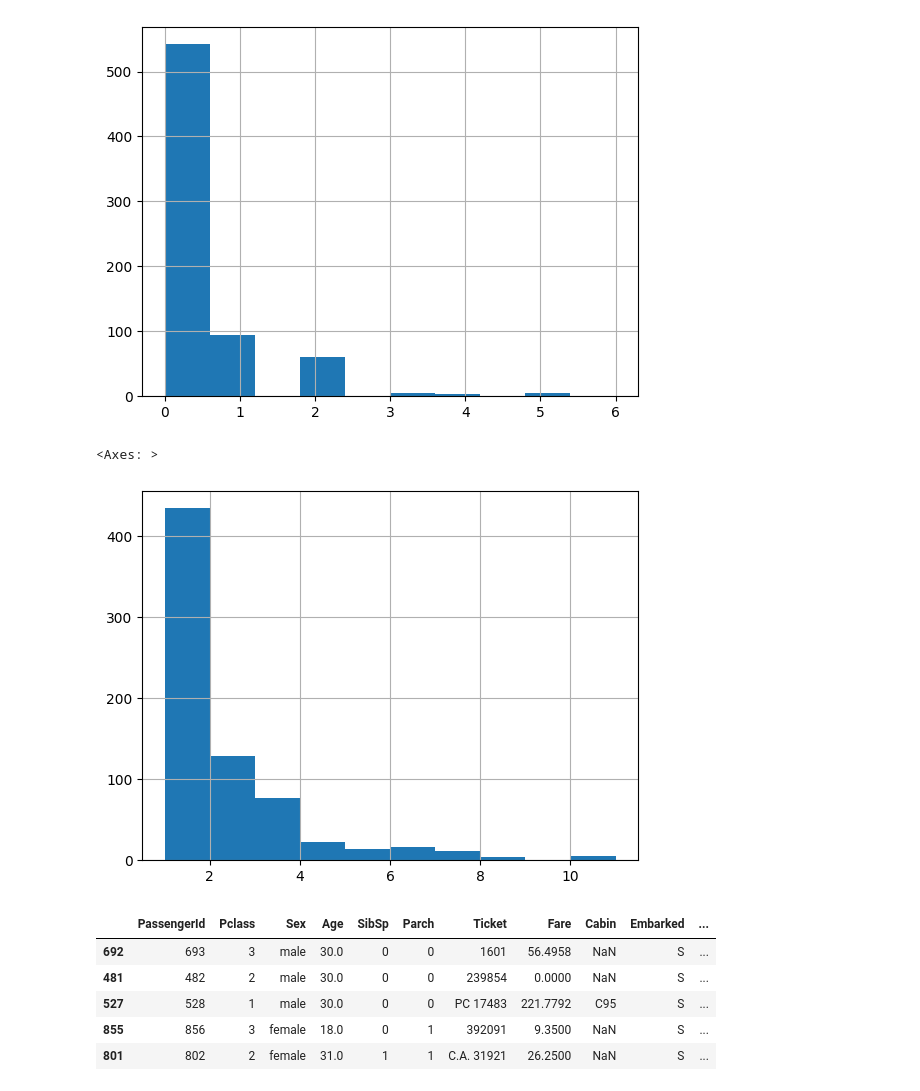
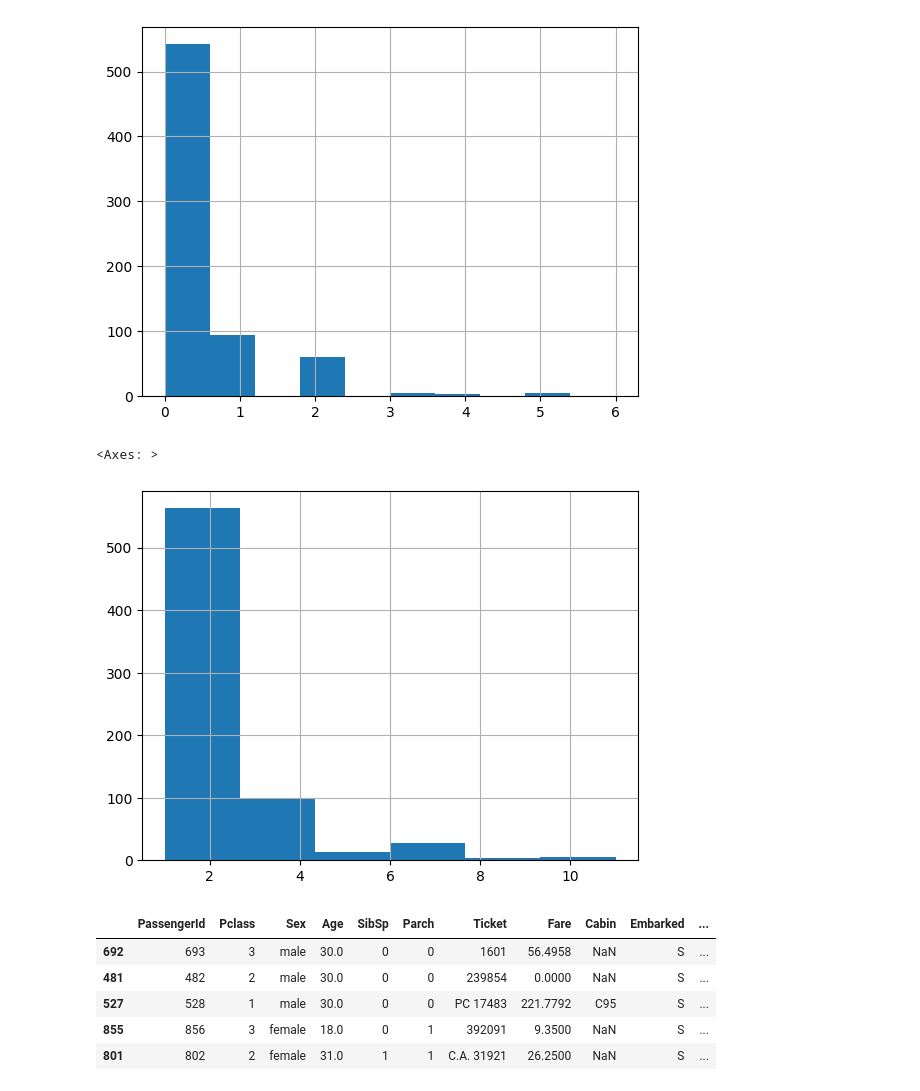
Before and after one commit to irnikesh/data-science, a Jupyter notebook: projects/titanic_survivor_predictor/Titanic_EDA.ipynb, the cells around one changed output. Drawn from its saved outputs; the diff is of its cells as text; code cells hidden in the pictures.

```diff
--- a/projects/titanic_survivor_predictor/Titanic_EDA.ipynb
+++ b/projects/titanic_survivor_predictor/Titanic_EDA.ipynb
@@ -387,10 +389,10 @@ X_train["Parch"].hist()
 X_train["FamilySize"] = X_train["SibSp"] + X_train["Parch"] + 1
 X_test["FamilySize"]  = X_test["SibSp"]  + X_test["Parch"]  + 1
 # %%
-X_train["FamilySize"].hist()
+X_train["FamilySize"].hist(bins=6)
 # %% [output]
 <Axes: >
-[figure, old version]
+[figure, new version]
 # %%
 X_train["FamilyGroup"] = pd.cut(
     X_train["FamilySize"], bins=[0,1,4,11], labels=["Solo","Small","Large"]
```
Also changed, not shown: parts of 24 cells of this notebook.
